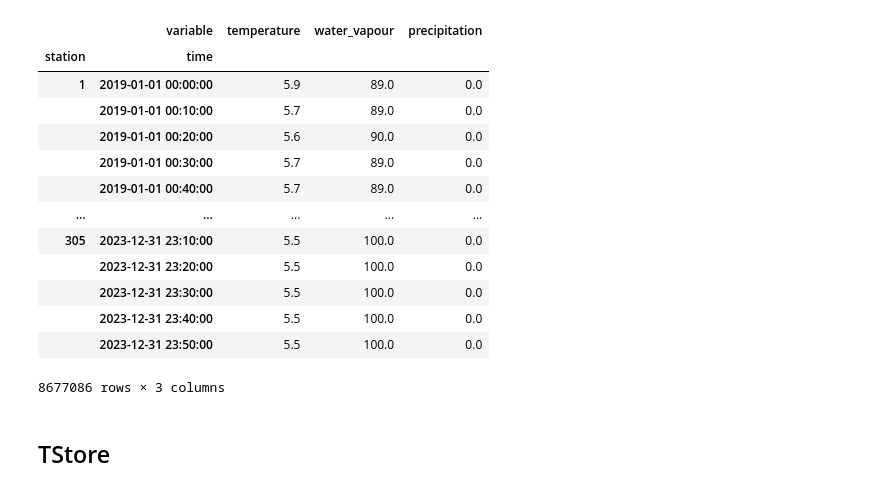
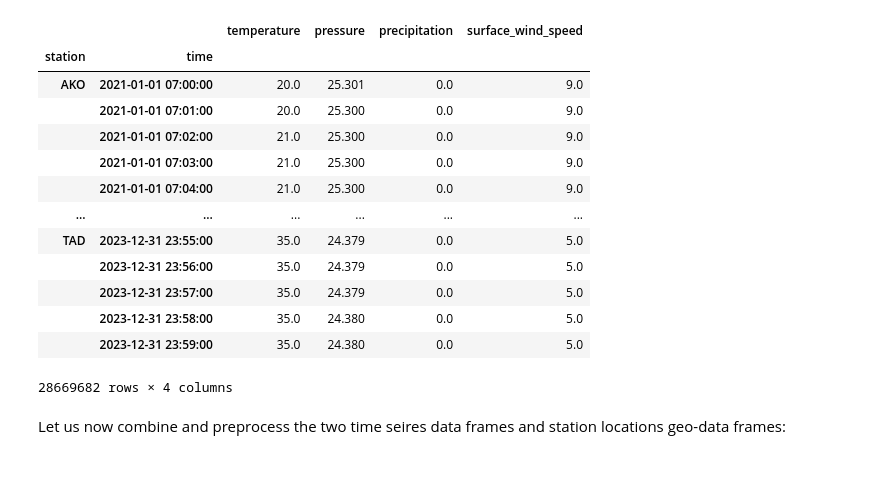
Before and after one commit to ltelab/tstore, a Jupyter notebook: tutorials/02-benchmark.ipynb, the cells around one changed output. Drawn from its saved outputs; the diff is of its cells as text; code cells hidden in the pictures.

```diff
--- a/tutorials/02-benchmark.ipynb
+++ b/tutorials/02-benchmark.ipynb
@@ -43,4 +52,5 @@ We will use the [meteostat](https://github.com/meteostat/meteostat-python) packa
 # %%
-isd_stations = meteostat.Stations().region("CH", "VD")
-isd_stations_df = isd_stations.fetch(isd_stations.count())
-isd_stations_df
+region = "Colorado"
+variables = ["temperature", "pressure", "precipitation", "surface_wind_speed"]
+year_end = 2023
+num_years = 3
@@ -145,0 +114,19 @@ isd_ts_df
+# %%
+def get_ts_df(client, variables, date_range):
+    """Get time series data frame for a date range."""
+    ts_df = pd.concat(
+        [
+            client.get_ts_df(variables, start_date, end_date)
+            for start_date, end_date in tqdm.tqdm(
+                zip(date_range[:-1], date_range[1:]),
+                total=len(date_range) - 1,
+            )
+        ],
+    )
+    # rename time column so that they both have a common label
+    ts_df.index = ts_df.index.rename({client._time_col: "time"})
+    return ts_df
+
+
+metar_asos_ts_df = get_ts_df(metar_asos_client, variables, date_range)
+onemin_ts_df = get_ts_df(onemin_client, variables, date_range)
@@ -146,34 +152,20 @@ isd_ts_df
 # %%
-agm_ts_df = (
-    pd.concat(
-        [
-            client.get_ts_df(variables, start_date, end_date - timedelta(days=1))
-            for start_date, end_date in tqdm.tqdm(
-                zip(date_range[:-1], date_range[1:]),
-                total=len(date_range) - 1,
-            )
-        ],
-    )
-    .stack(level=0, future_stack=True)
-    .swaplevel()
-    .sort_index()
-)
-agm_ts_df
+onemin_ts_df
 # %% [output]
-|  | variable | temperature | water_vapour | precipitation |
-| station | time |  |  |  |
-| 1 | 2019-01-01 00:00:00 | 5.9 | 89.0 | 0.0 |
-|  | 2019-01-01 00:10:00 | 5.7 | 89.0 | 0.0 |
-|  | 2019-01-01 00:20:00 | 5.6 | 90.0 | 0.0 |
-|  | 2019-01-01 00:30:00 | 5.7 | 89.0 | 0.0 |
-|  | 2019-01-01 00:40:00 | 5.7 | 89.0 | 0.0 |
-| ... | ... | ... | ... | ... |
-| 305 | 2023-12-31 23:10:00 | 5.5 | 100.0 | 0.0 |
-|  | 2023-12-31 23:20:00 | 5.5 | 100.0 | 0.0 |
-|  | 2023-12-31 23:30:00 | 5.5 | 100.0 | 0.0 |
-|  | 2023-12-31 23:40:00 | 5.5 | 100.0 | 0.0 |
-|  | 2023-12-31 23:50:00 | 5.5 | 100.0 | 0.0 |
+|  |  | temperature | pressure | precipitation | surface_wind_speed |
+| station | time |  |  |  |  |
+| AKO | 2021-01-01 07:00:00 | 20.0 | 25.301 | 0.0 | 9.0 |
+|  | 2021-01-01 07:01:00 | 20.0 | 25.300 | 0.0 | 9.0 |
+|  | 2021-01-01 07:02:00 | 21.0 | 25.300 | 0.0 | 9.0 |
+|  | 2021-01-01 07:03:00 | 21.0 | 25.300 | 0.0 | 9.0 |
+|  | 2021-01-01 07:04:00 | 21.0 | 25.300 | 0.0 | 9.0 |
+| ... | ... | ... | ... | ... | ... |
+| TAD | 2023-12-31 23:55:00 | 35.0 | 24.379 | 0.0 | 5.0 |
+|  | 2023-12-31 23:56:00 | 35.0 | 24.379 | 0.0 | 5.0 |
+|  | 2023-12-31 23:57:00 | 35.0 | 24.379 | 0.0 | 5.0 |
+|  | 2023-12-31 23:58:00 | 35.0 | 24.380 | 0.0 | 5.0 |
+|  | 2023-12-31 23:59:00 | 35.0 | 24.380 | 0.0 | 5.0 |
-8677086 rows × 3 columns
+28669682 rows × 4 columns
 # %% [markdown]
-## TStore
+Let us now combine and preprocess the two time seires data frames and station locations geo-data frames:
 # %%
```
Also changed, not shown: parts of 52 cells of this notebook.
